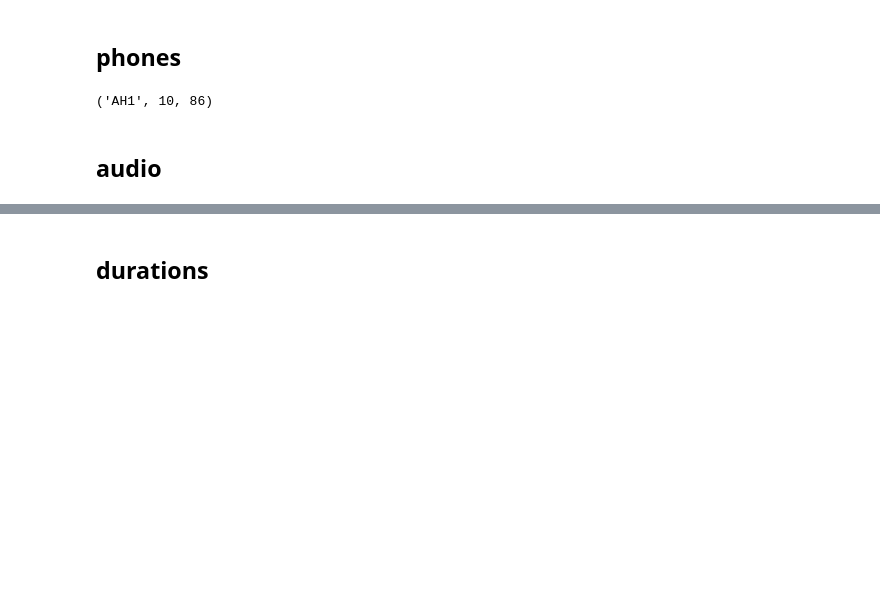
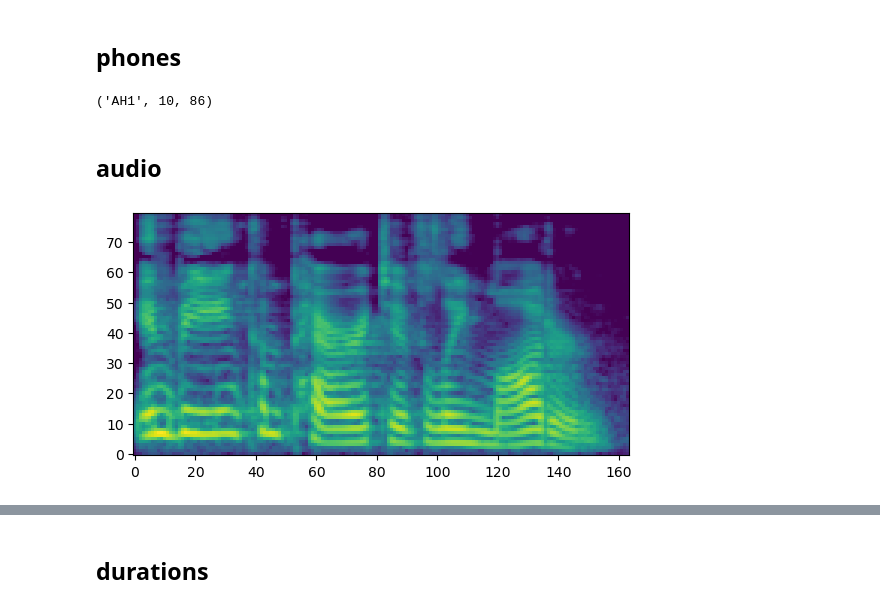
Before and after one commit to ahadjawaid/fastspeech, a Jupyter notebook: nbs/04_preprocess.ipynb, the cells around one changed output, grey strips where cells are left out. Saved outputs shown, nothing was run; the diff lists cells and outputs as text; code cells hidden in the pictures; blank space fills up the shorter version.

```diff
--- a/nbs/04_preprocess.ipynb
+++ b/nbs/04_preprocess.ipynb
@@ -69,0 +81,5 @@ vocab[10], vocab[vocab[10]], len(vocab)
+# %%
+mel = melspectrogram(wav)
+show_mel(mel)
+# %% [output]
+[figure, added]
```
Also changed, not shown: parts of 19 cells of this notebook, 3 other files.
